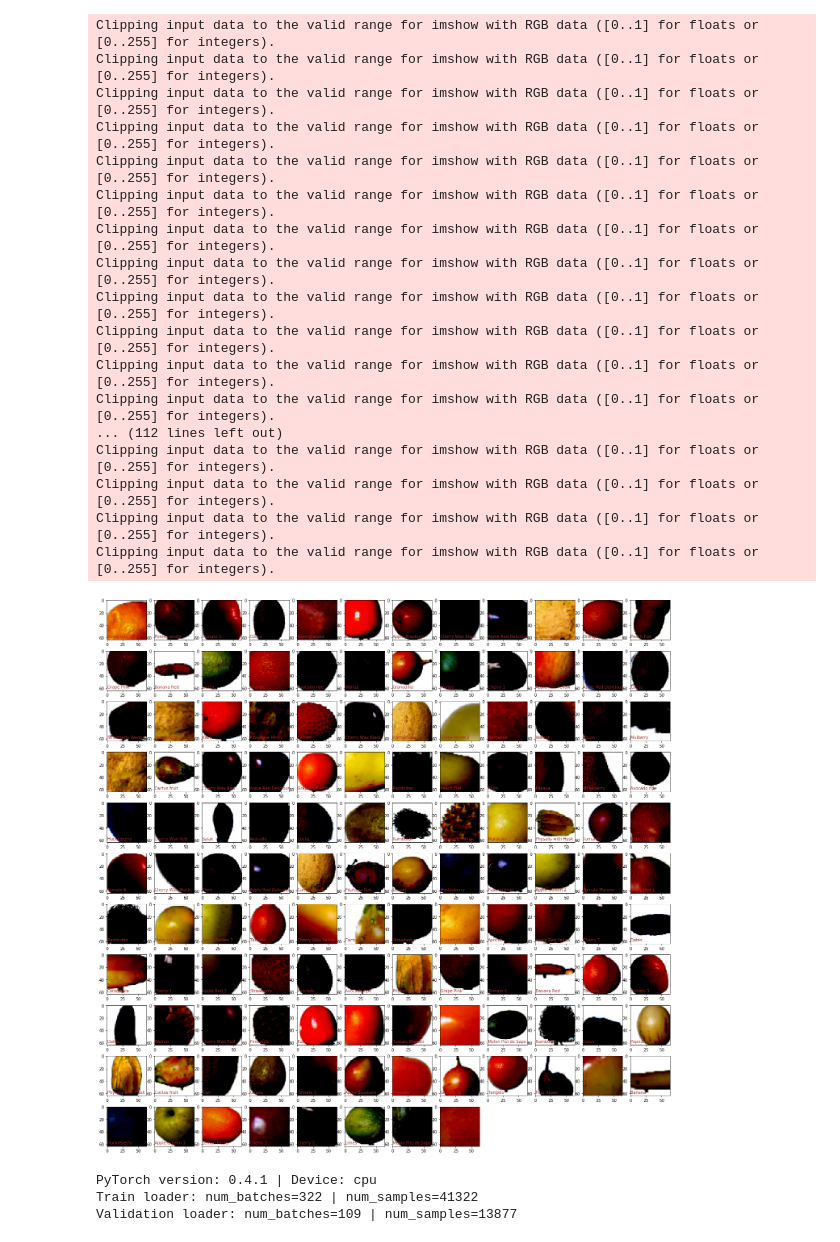
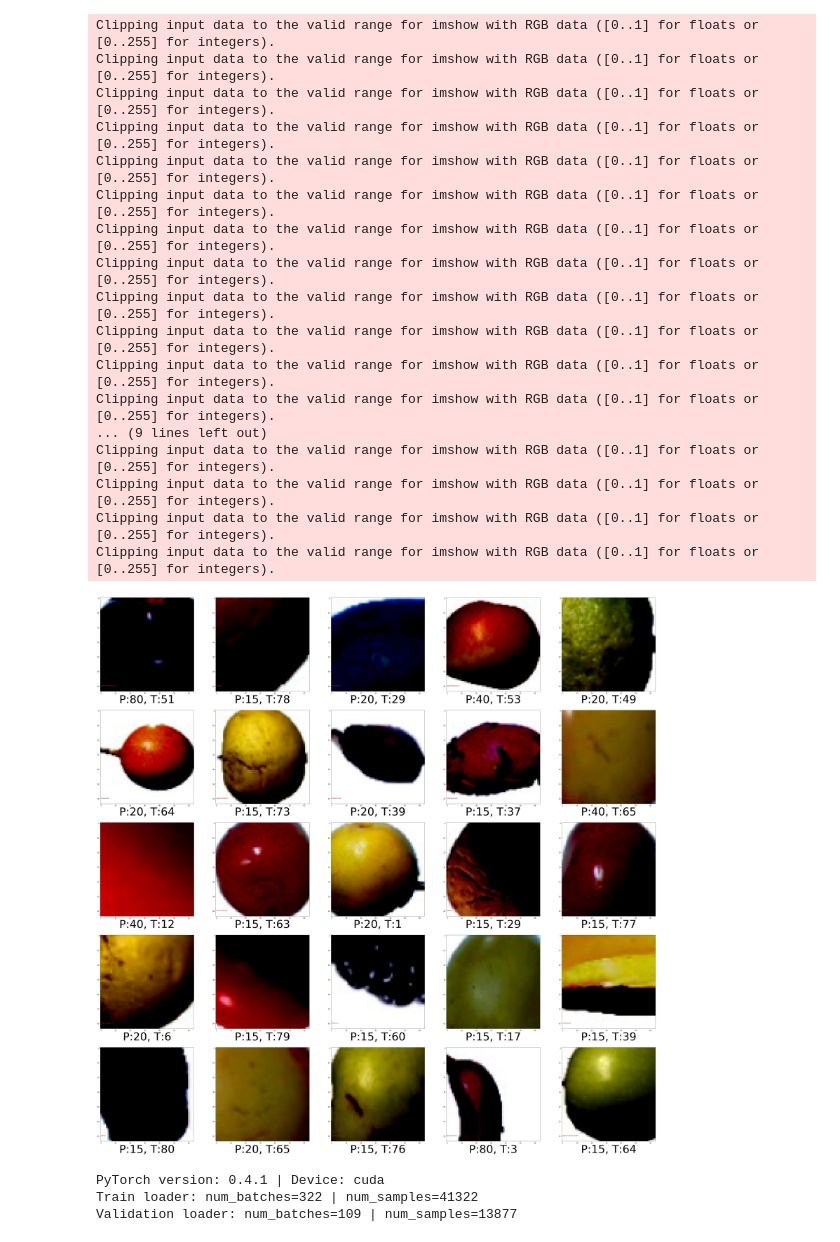
Before and after one commit to Drifmarine/fruitcv, a Jupyter notebook: kernel.ipynb, the cells around one changed output. Saved outputs shown, nothing was run; the diff lists cells and outputs as text; code cells hidden in the pictures.

```diff
--- a/kernel.ipynb
+++ b/kernel.ipynb
@@ -7,4 +1,5 @@ sys.path.insert(0, "/kaggle/working/lib/python3.6/site-packages")
 # %%
+%pylab inline
 from pathlib import Path
 
 import numpy as np
@@ -20,7 +15,7 @@ from torchvision.transforms import Compose, RandomResizedCrop, RandomVerticalFli
 from torchvision.transforms import ColorJitter, ToTensor, Normalize
 
 
-FRUIT360_PATH = Path(".").resolve().parent/ "fruits-360"
+FRUIT360_PATH = Path(".").resolve().parent / "input" / "fruits-360_dataset" / "fruits-360"
 
 img_size = 64
 
@@ -71,40 +66,44 @@ text(0, 60, val_dataset.classes[labels[0]], color='r')
 # %%
 def show_batch(images, targets, predictions=None):
-    ncols = ceil(sqrt(len(images)))
-    nrows = ceil(len(images)/ncols)
-    for i in range(len(images)):
+    ncols = 5 #ceil(sqrt(len(images)))
+    nrows = 5 #ceil(len(images)/ncols)
+    for i in range(25): #len(images)):
         subplot(nrows, ncols, i+1)
-        imshow(data[i].numpy().transpose(1,2,0))
+        imshow(data[i].numpy().transpose())
         text(0, 60, val_dataset.classes[labels[i]], color='brown')
+        if predictions is not None:
+            xlabel("P:{}, T:{}".format( predictions[i].numpy(), targets[i].numpy()), fontsize='70')
+        elif targets is not None:
+            xlabel("T:{}".format(targets[i].numpy()))
 # %%
-figsize(25,25)
+figsize(64,64)
 eval_data, eval_target = iter(val_loader).next()
-show_batch(eval_data, eval_target, eval_data.detach().argmax(1))
+show_batch(eval_data, eval_target, model(eval_data.cuda()).cpu().detach().argmax(1))
 # %% [output]
 Clipping input data to the valid range for imshow with RGB data ([0..1] for floats or [0..255] for integers).
 Clipping input data to the valid range for imshow with RGB data ([0..1] for floats or [0..255] for integers).
 Clipping input data to the valid range for imshow with RGB data ([0..1] for floats or [0..255] for integers).
 Clipping input data to the valid range for imshow with RGB data ([0..1] for floats or [0..255] for integers).
 Clipping input data to the valid range for imshow with RGB data ([0..1] for floats or [0..255] for integers).
 Clipping input data to the valid range for imshow with RGB data ([0..1] for floats or [0..255] for integers).
 Clipping input data to the valid range for imshow with RGB data ([0..1] for floats or [0..255] for integers).
 Clipping input data to the valid range for imshow with RGB data ([0..1] for floats or [0..255] for integers).
 Clipping input data to the valid range for imshow with RGB data ([0..1] for floats or [0..255] for integers).
 Clipping input data to the valid range for imshow with RGB data ([0..1] for floats or [0..255] for integers).
 Clipping input data to the valid range for imshow with RGB data ([0..1] for floats or [0..255] for integers).
 Clipping input data to the valid range for imshow with RGB data ([0..1] for floats or [0..255] for integers).
-... (112 lines left out)
+... (9 lines left out)
 Clipping input data to the valid range for imshow with RGB data ([0..1] for floats or [0..255] for integers).
 Clipping input data to the valid range for imshow with RGB data ([0..1] for floats or [0..255] for integers).
 Clipping input data to the valid range for imshow with RGB data ([0..1] for floats or [0..255] for integers).
 Clipping input data to the valid range for imshow with RGB data ([0..1] for floats or [0..255] for integers).
-[figure, old version]
+[figure, new version]
 # %%
 print("PyTorch version: {} | Device: {}".format(torch.__version__, device))
 print("Train loader: num_batches={} | num_samples={}".format(len(train_loader), len(train_loader.sampler)))
 print("Validation loader: num_batches={} | num_samples={}".format(len(val_loader), len(val_loader.sampler)))
 # %% [output]
-PyTorch version: 0.4.1 | Device: cpu
+PyTorch version: 0.4.1 | Device: cuda
 Train loader: num_batches=322 | num_samples=41322
 Validation loader: num_batches=109 | num_samples=13877
 # %%
```
Also changed, not shown: parts of 56 cells of this notebook.
